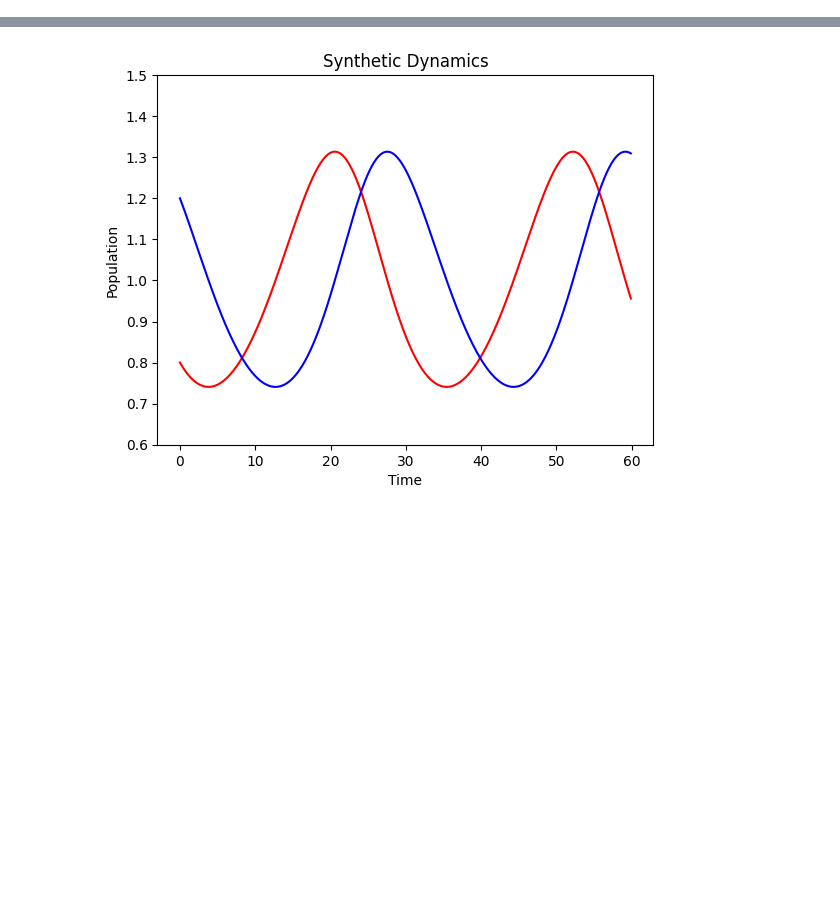
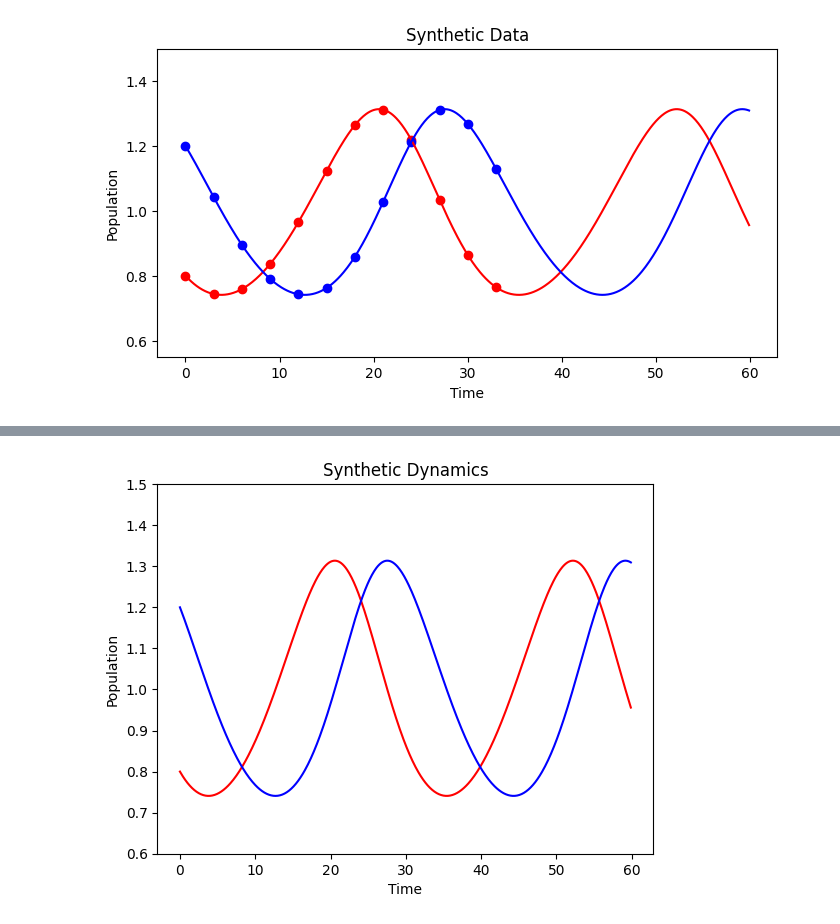
Before and after one commit to craigfouts/terrarium, a Jupyter notebook: notebooks/glvs.ipynb, the cells around one changed output, grey strips where cells are left out. Drawn from its saved outputs; the diff is of its cells as text; code cells hidden in the pictures; blank space fills up the shorter version.

Commit message:
Created basic plotting utility

```diff
--- a/notebooks/glvs.ipynb
+++ b/notebooks/glvs.ipynb
@@ -14 +16,16 @@ from terrarium.utils.plots import grab_plot, VideoWriter
 from terrarium.utils.sugar import attrmethod, buildmethod
+# %%
+n_steps, dt = 600, .1
+n_points, dx = 350, 30
+steps = dt*torch.arange(n_steps)
+points = dt*(idx := torch.arange(0, n_points, dx))
+x = torch.tensor((.8, 1.2))
+r = torch.tensor((.2, -.2))
+A = torch.tensor(((0., -.2), (.2, 0.)))
+Y = rk4_int(x, glv, dt, n_steps, r=r, A=A)
+X = Y[:, idx]
+
+fig, ax = show_plots(Y, steps, color=('red', 'blue'), figsize=(8, 4), ylim=(.55, 1.5), title='Synthetic Data', xlabel='Time', ylabel='Population', return_plot=True)
+show_plots(X, points, scatter=True, color=('red', 'blue'), plot=(fig, ax))
+# %% [output]
+[figure, added]
```
Also changed, not shown: parts of 3 cells of this notebook, 4 other files.
